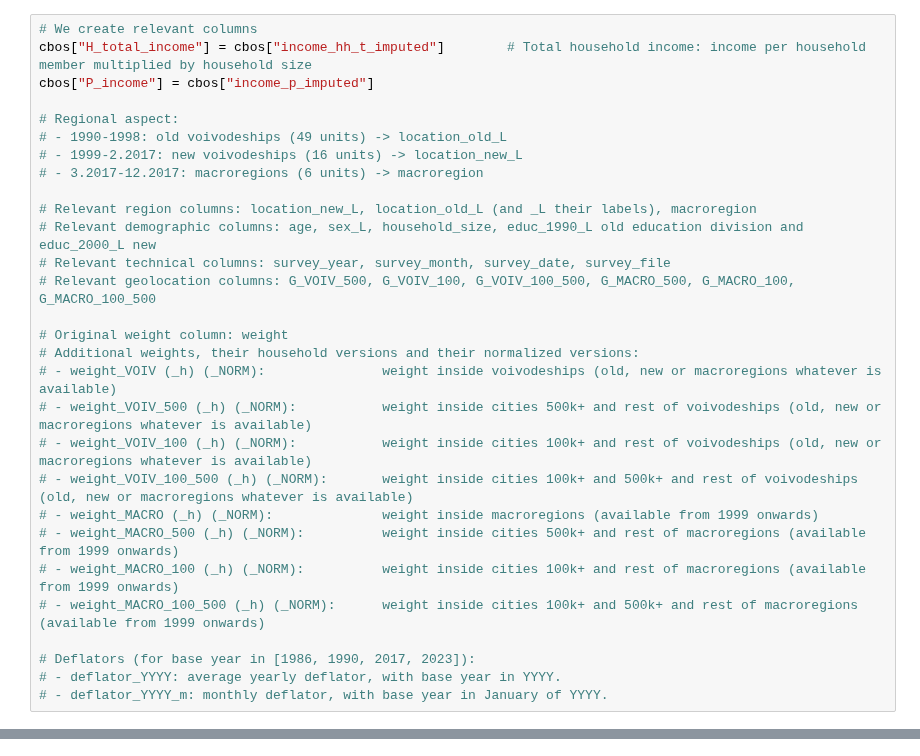
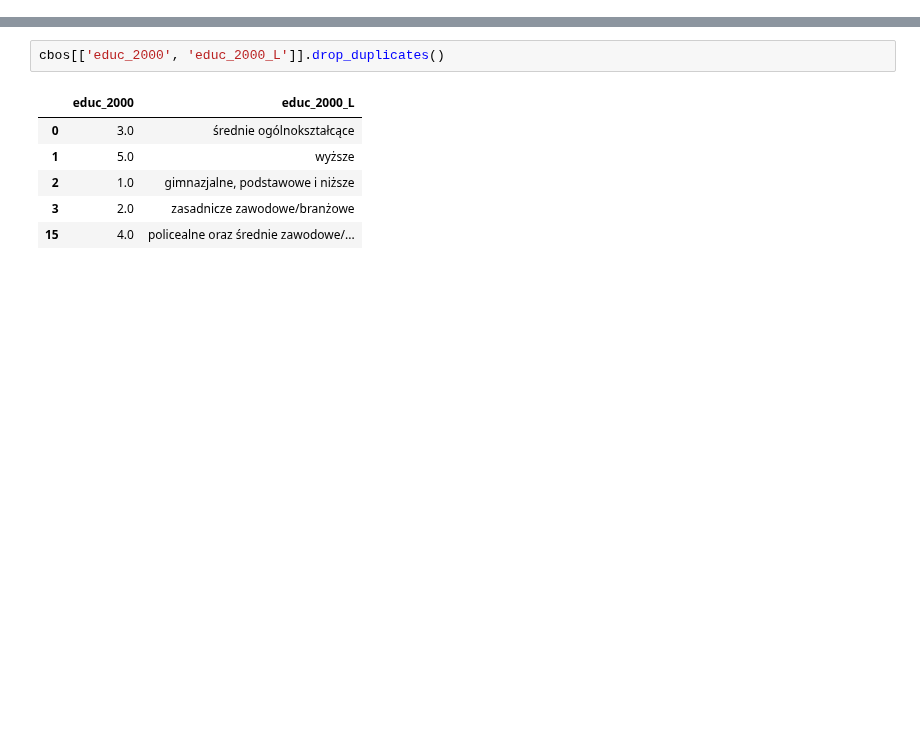
Before and after one commit to jendrkk/LRDWI-Paper, a Jupyter notebook: Analysis/01_intro.ipynb, the cells around one changed output, grey strips where cells are left out. Drawn from its saved outputs; the diff is of its cells as text; blank space fills up the shorter version.

```diff
--- a/Analysis/01_intro.ipynb
+++ b/Analysis/01_intro.ipynb
@@ -18,29 +14,0 @@ lis_country = pd.read_csv(DATA_ROOT / "LIS" / "LIS_Country.csv")
-# %%
-# We create relevant columns
-cbos["H_total_income"] = cbos["income_hh_t_imputed"]        # Total household income: income per household member multiplied by household size
-cbos["P_income"] = cbos["income_p_imputed"]
-
-# Regional aspect:
-# - 1990-1998: old voivodeships (49 units) -> location_old_L
-# - 1999-2.2017: new voivodeships (16 units) -> location_new_L
-# - 3.2017-12.2017: macroregions (6 units) -> macroregion
-
-# Relevant region columns: location_new_L, location_old_L (and _L their labels), macroregion
-# Relevant demographic columns: age, sex_L, household_size, educ_1990_L old education division and educ_2000_L new
-# Relevant technical columns: survey_year, survey_month, survey_date, survey_file
-# Relevant geolocation columns: G_VOIV_500, G_VOIV_100, G_VOIV_100_500, G_MACRO_500, G_MACRO_100, G_MACRO_100_500
-
-# Original weight column: weight
-# Additional weights, their household versions and their normalized versions:
-# - weight_VOIV (_h) (_NORM):               weight inside voivodeships (old, new or macroregions whatever is available)
-# - weight_VOIV_500 (_h) (_NORM):           weight inside cities 500k+ and rest of voivodeships (old, new or macroregions whatever is available)
-# - weight_VOIV_100 (_h) (_NORM):           weight inside cities 100k+ and rest of voivodeships (old, new or macroregions whatever is available)
-# - weight_VOIV_100_500 (_h) (_NORM):       weight inside cities 100k+ and 500k+ and rest of voivodeships (old, new or macroregions whatever is available)
-# - weight_MACRO (_h) (_NORM):              weight inside macroregions (available from 1999 onwards)
-# - weight_MACRO_500 (_h) (_NORM):          weight inside cities 500k+ and rest of macroregions (available from 1999 onwards)
-# - weight_MACRO_100 (_h) (_NORM):          weight inside cities 100k+ and rest of macroregions (available from 1999 onwards)
-# - weight_MACRO_100_500 (_h) (_NORM):      weight inside cities 100k+ and 500k+ and rest of macroregions (available from 1999 onwards)
-
-# Deflators (for base year in [1986, 1990, 2017, 2023]):
-# - deflator_YYYY: average yearly deflator, with base year in YYYY.
-# - deflator_YYYY_m: monthly deflator, with base year in January of YYYY.
@@ -59,0 +15,9 @@ CBOS: {'n_observations': 355337, 'year_range': (np.int64(1990), np.int64(2017)),
+# %%
+cbos[['educ_2000', 'educ_2000_L']].drop_duplicates()
+# %% [output]
+|  | educ_2000 | educ_2000_L |
+| 0 | 3.0 | średnie ogólnokształcące |
+| 1 | 5.0 | wyższe |
+| 2 | 1.0 | gimnazjalne, podstawowe i niższe |
+| 3 | 2.0 | zasadnicze zawodowe/branżowe |
+| 15 | 4.0 | policealne oraz średnie zawodowe/... |
```
Also changed, not shown: parts of 4 cells of this notebook, 15 other files.
